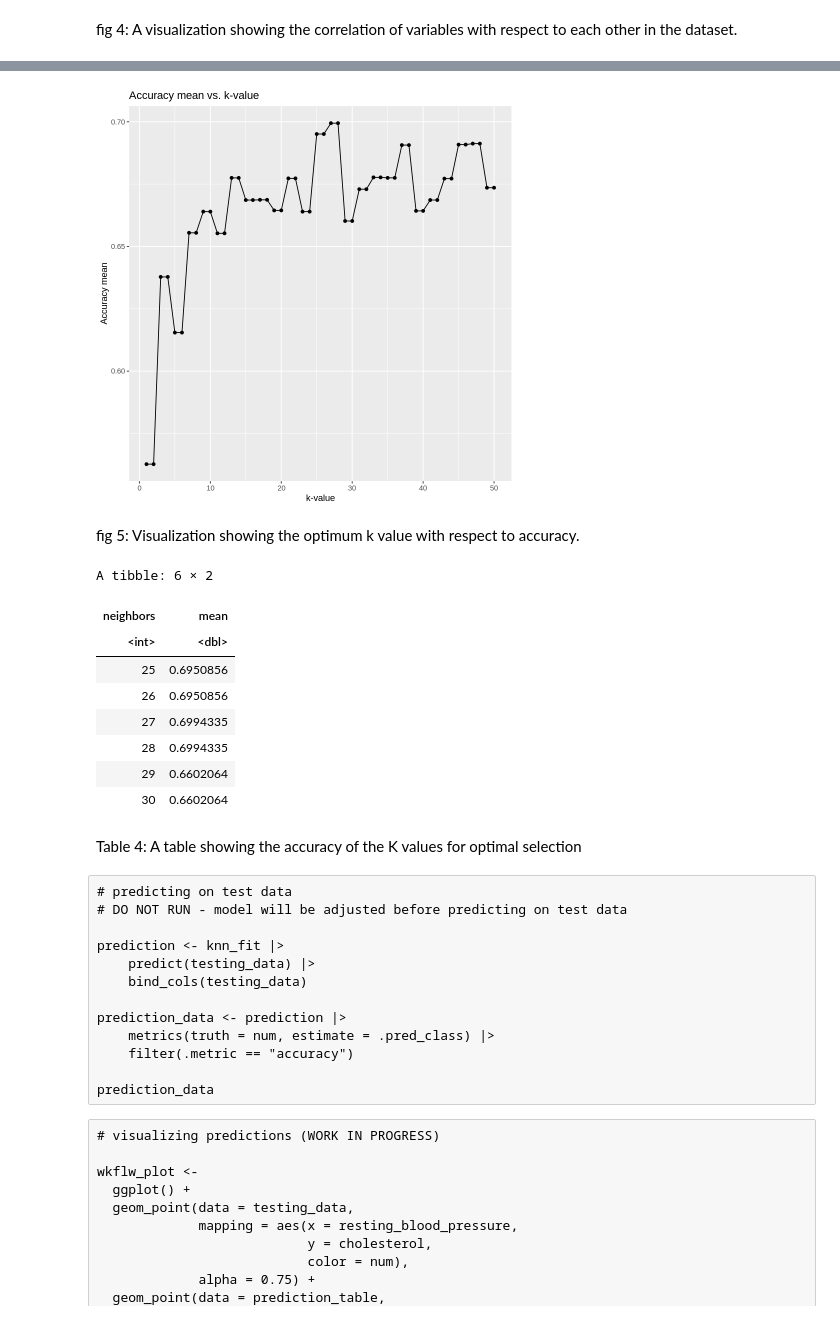
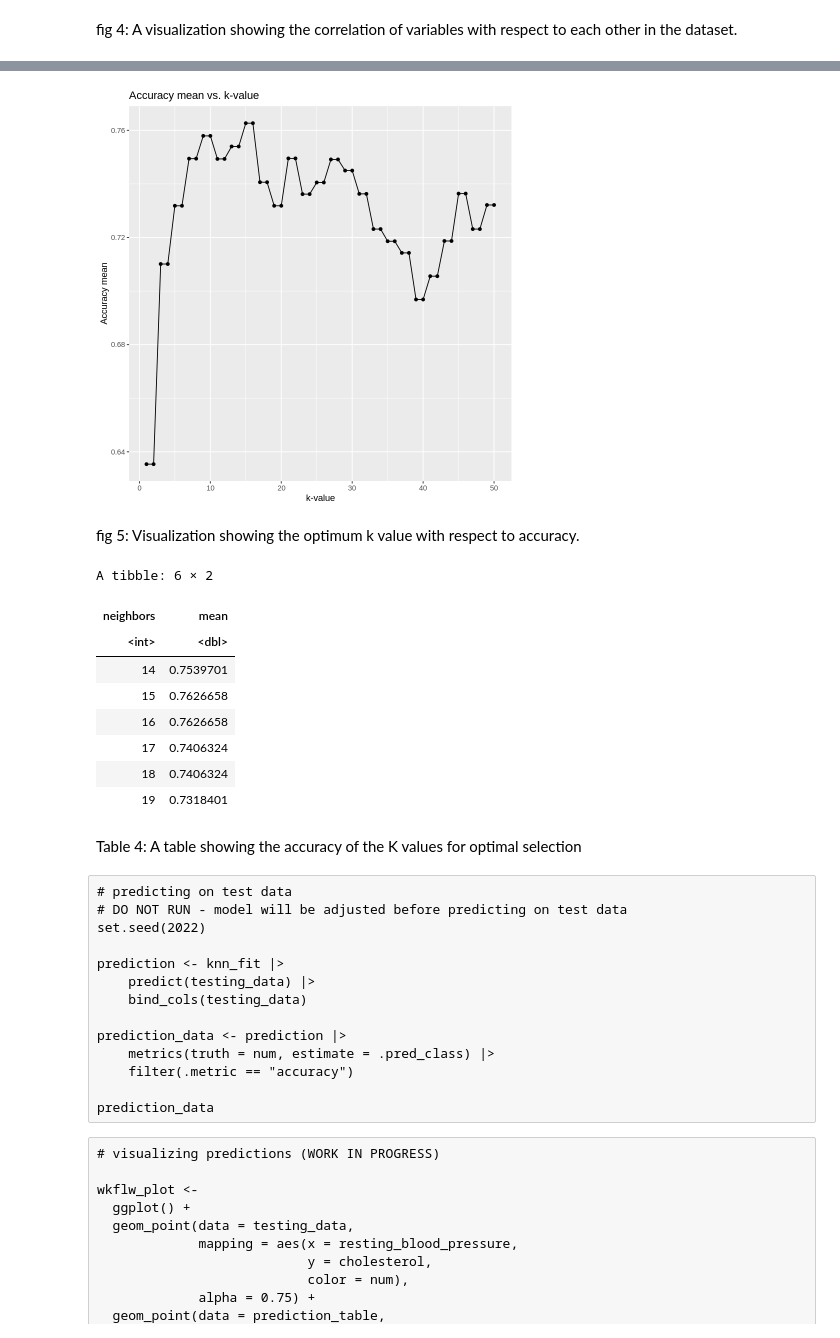
Before and after one commit to Yusen121/heart_disease_simple, a Jupyter notebook: data/group_project_report.ipynb, the cells around one changed output, grey strips where cells are left out. Drawn from its saved outputs; the diff is of its cells as text; code cells hidden in the pictures.

```diff
--- a/data/group_project_report.ipynb
+++ b/data/group_project_report.ipynb
@@ -46,12 +64,7 @@ heart_disease_data <- heart_disease_data |>
                             ca = Column12,
                             thal = Column13,
                             num = Column14) |>
-    mutate(sex = as.factor(sex),
-          chest_pain = as.factor(chest_pain),
-          fasting_blood_sugar = as.factor(fasting_blood_sugar),
-          rest_ecg = as.factor(rest_ecg),
-          exercised_ind_angina = as.factor(exercised_ind_angina),
-          num = as.factor(num),
+    mutate(num = as.factor(num),
           thal = na_if(thal, '?'),
           thal = as.factor(thal),
           ca = na_if(ca, '?'),
@@ -60,10 +73,12 @@ heart_disease_data <- heart_disease_data |>
           num = replace(num, num == 3, 1),
           num = replace(num, num == 4, 1)) |>
     select(resting_blood_pressure,
+           chest_pain,
            cholesterol,
            max_heart_rate,
            num) |>
     filter(resting_blood_pressure != is.na(resting_blood_pressure),
+           chest_pain != is.na(chest_pain),
            cholesterol != is.na(cholesterol),
            max_heart_rate != is.na(max_heart_rate),
            num != is.na(num))
@@ -236,27 +273,27 @@ accuracies <- ggplot(knn_tune_accuracies, aes(x = neighbors, y = mean)) +
 
 accuracies
 # %% [output]
-[figure, old version]
+[figure, new version]
 # %% [markdown]
 fig 5: Visualization showing the optimum k value with respect to accuracy.
 # %%
 # choosing the best k-value
 
 knn_tune_preview <- knn_tune_accuracies |>
-    filter(neighbors %in% c(25:30))
+    filter(neighbors %in% c(14:19))
 knn_tune_preview
 
-chosen_k <- 27
+chosen_k <- 15
 # %% [output]
 A tibble: 6 × 2
 | neighbors | mean |
 | <int> | <dbl> |
-| 25 | 0.6950856 |
-| 26 | 0.6950856 |
-| 27 | 0.6994335 |
-| 28 | 0.6994335 |
-| 29 | 0.6602064 |
-| 30 | 0.6602064 |
+| 14 | 0.7539701 |
+| 15 | 0.7626658 |
+| 16 | 0.7626658 |
+| 17 | 0.7406324 |
+| 18 | 0.7406324 |
+| 19 | 0.7318401 |
 # %% [markdown]
 Table 4: A table showing the accuracy of the K values for optimal selection
 # %%
@@ -273,6 +310,7 @@ knn_fit <- workflow() |>
 # %% [raw]
 # predicting on test data
 # DO NOT RUN - model will be adjusted before predicting on test data
+set.seed(2022)
 
 prediction <- knn_fit |>
     predict(testing_data) |>
```
Also changed, not shown: parts of 6 cells of this notebook.
